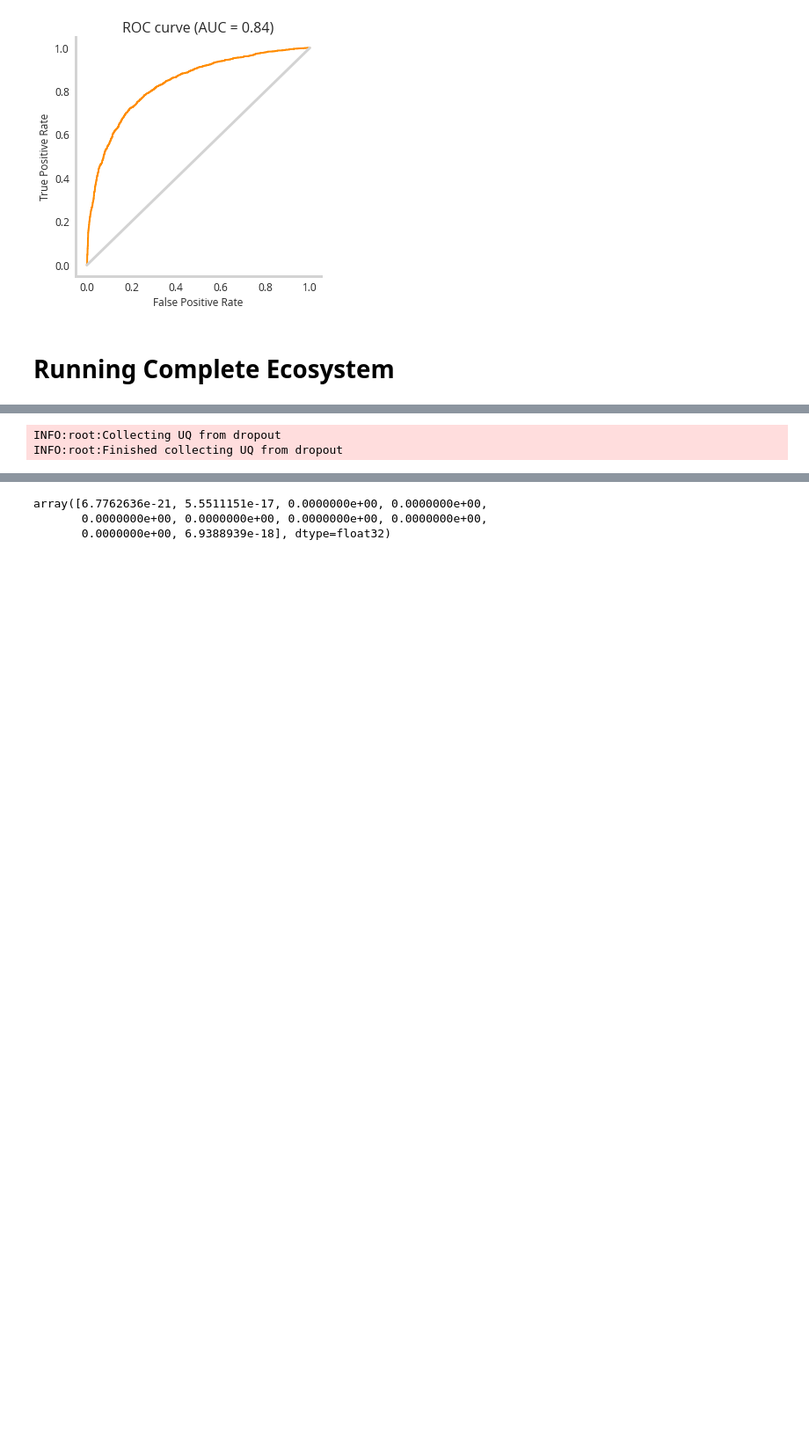
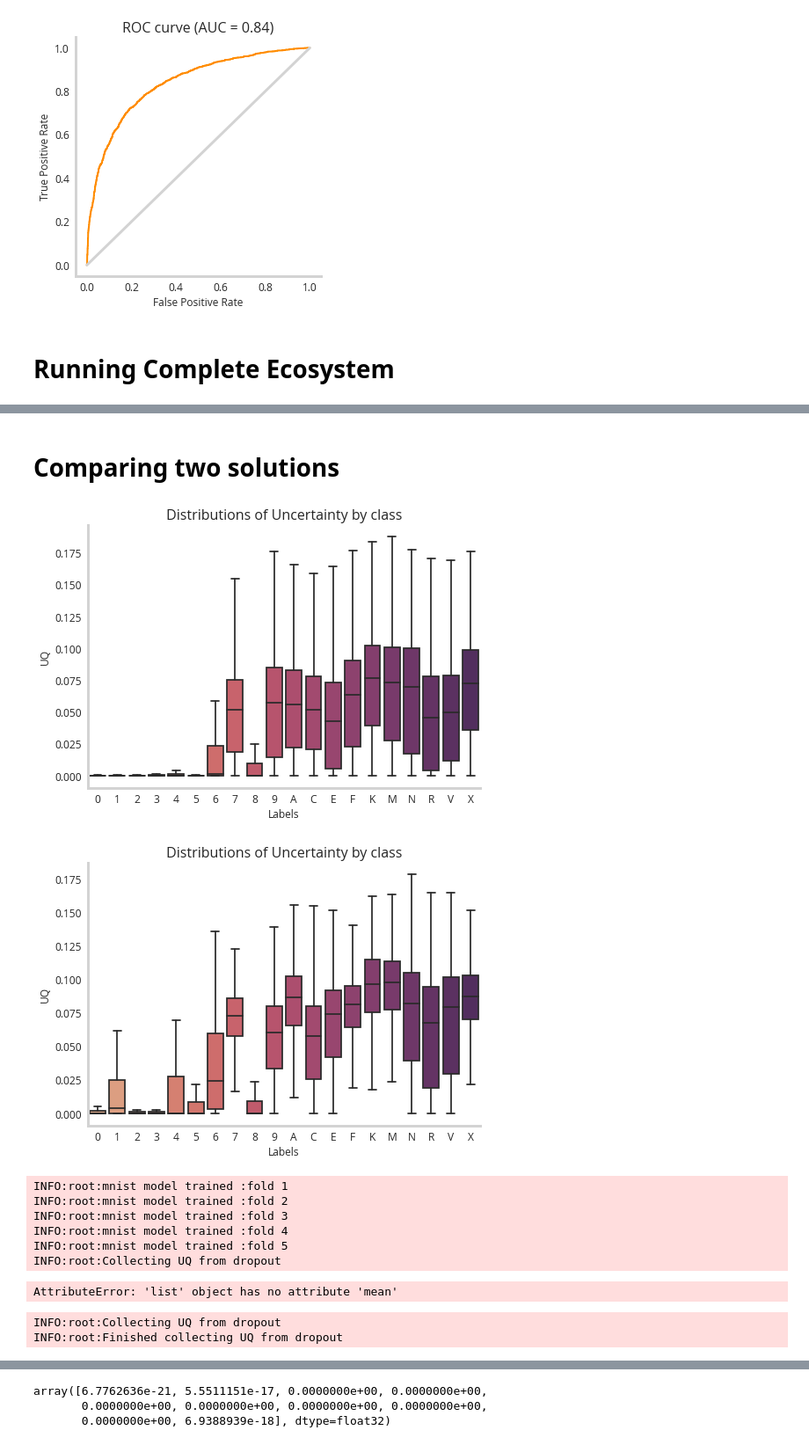
Before and after one commit to NicholasARossi/UQ_methods, a Jupyter notebook: notebooks/05_Neural_Network_Uncertainty_Quantification_with_Dropout.ipynb, the cells around one changed output, grey strips where cells are left out. Shown at 88% size. Drawn from its saved outputs; the diff is of its cells as text; code cells hidden in the pictures; blank space fills up the shorter version.

```diff
--- a/notebooks/05_Neural_Network_Uncertainty_Quantification_with_Dropout.ipynb
+++ b/notebooks/05_Neural_Network_Uncertainty_Quantification_with_Dropout.ipynb
@@ -329,10 +281,40 @@ Epoch 20/20
 INFO:root:mnist model trained
 INFO:root:Collecting UQ from dropout
 INFO:root:Finished collecting UQ from dropout
+# %% [markdown]
+# Comparing two solutions
+# %%
+# Loading Data
+basic_uq=pd.read_csv('serialized_data/basic_cnn/uq_dataframe.csv')
+thicc_uq=pd.read_csv('serialized_data/thicc_cnn/uq_dataframe.csv')
+# %%
+def generate_uncerainty_distributions(uq_dataframe):
+    fig, ax = plt.subplots()
+    sns.boxplot(x='Labels', y='UQ', data=uq_dataframe, palette='flare', showfliers=False)
+
+    ax.set_xticklabels([0, 1, 2, 3, 4, 5, 6, 7, 8, 9, 'A', 'C', 'E', 'F', 'K', 'M', 'N', 'R','V', 'X'])
+    ax.set_title('Distributions of Uncertainty by class')
+    return fig
+# %%
+fig=generate_uncerainty_distributions(basic_uq)
+fig=generate_uncerainty_distributions(thicc_uq)
+# %% [output]
+[figure, added]
+[figure, added]
 # %%
-complete_model._collect_dropout_uncertainty()
+complete_model.train()
 # %% [output]
+INFO:root:mnist model trained :fold 1
+INFO:root:mnist model trained :fold 2
+INFO:root:mnist model trained :fold 3
+INFO:root:mnist model trained :fold 4
+INFO:root:mnist model trained :fold 5
 INFO:root:Collecting UQ from dropout
-INFO:root:Finished collecting UQ from dropout
+AttributeError: 'list' object has no attribute 'mean'
+# %%
+complete_model._collect_kfold_uncertainty()
+# %% [output]
+INFO:root:Collecting UQ from dropout
+INFO:root:Finished collecting UQ from dropout
 # %%
 complete_model._train_dropout_uncertainty_model()
```
Also changed, not shown: parts of 21 cells of this notebook, 3 other files.
